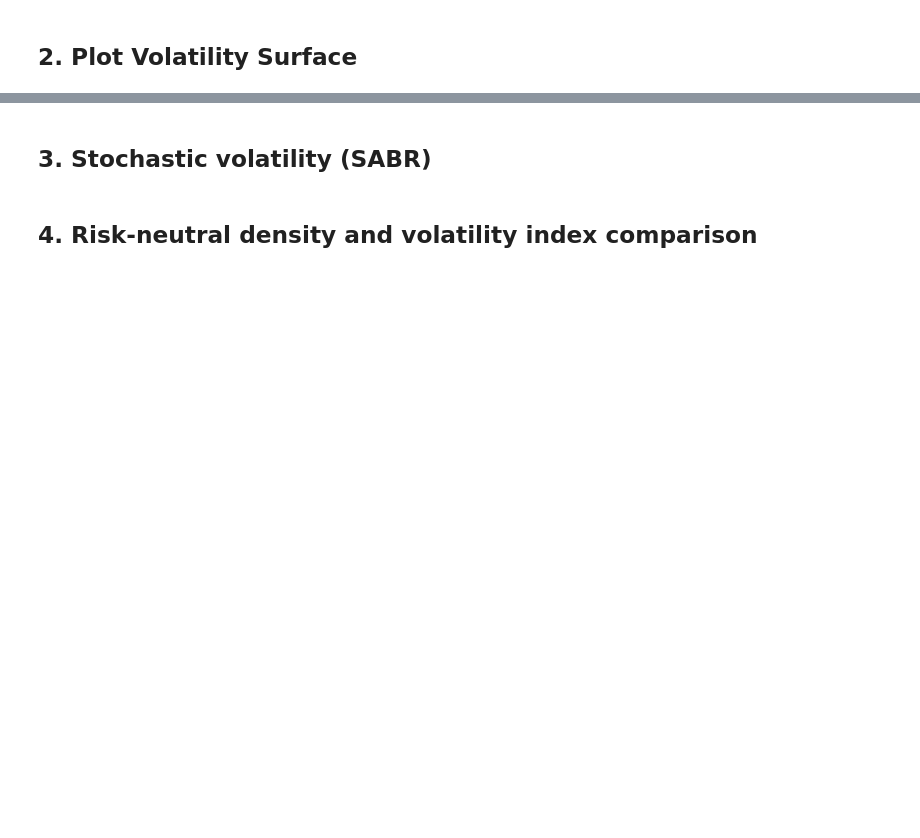
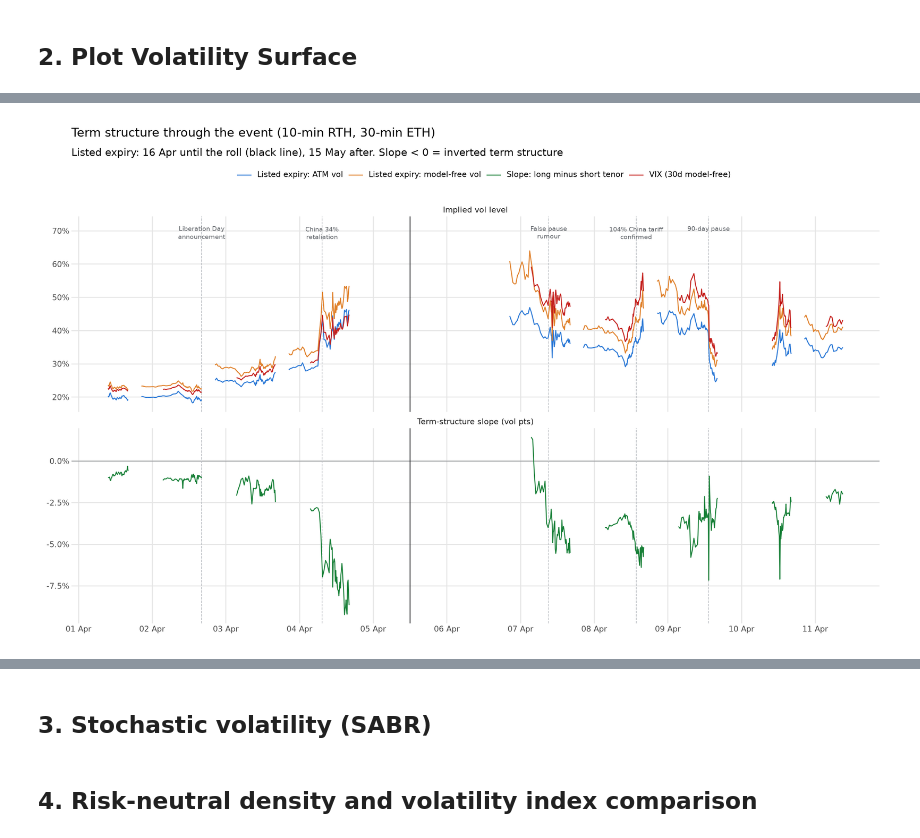
Before and after one commit to cyee02/MQF, a Jupyter notebook: QF620/Final Assignment/analysis.ipynb, the cells around one changed output, grey strips where cells are left out. Cells and saved outputs as stored; diff of their text form; code cells hidden in the pictures; blank space fills up the shorter version.

```diff
--- a/QF620/Final Assignment/analysis.ipynb
+++ b/QF620/Final Assignment/analysis.ipynb
@@ -445,0 +1119,54 @@ Name: value, dtype: object
+# %%
+KEY_EVENTS = pd.DataFrame({
+    "TIME": pd.to_datetime(["2025-04-02 16:07", "2025-04-04 07:21", "2025-04-07 09:13",
+                            "2025-04-08 13:41", "2025-04-09 13:18"]),
+    "LABEL": ["Liberation Day\nannouncement", "China 34%\nretaliation", "False pause\nrumour",
+              "104% China tariff\nconfirmed", "90-day pause"],
+})
+
+def line_groups(index, max_gap="61min"):
+    """Segment id that changes whenever consecutive snapshots are more than max_gap apart."""
+    return (pd.Series(index).diff() > pd.Timedelta(max_gap)).cumsum().to_numpy()
+
+levels = TS[["ATM_VOL", "MF_VOL", "VIX"]].rename(columns={
+    "ATM_VOL": "Listed expiry: ATM vol", "MF_VOL": "Listed expiry: model-free vol", "VIX": "VIX (30d model-free)",
+})
+levels["SEG"] = line_groups(levels.index)
+levels = levels.reset_index().melt(id_vars=["TIME", "SEG"], var_name="SERIES", value_name="VALUE").dropna()
+levels["FACET"] = "Implied vol level"
+slope = TS[["SLOPE"]].dropna().reset_index().rename(columns={"SLOPE": "VALUE"})
+slope["SEG"] = line_groups(slope["TIME"])
+slope["SERIES"] = "Slope: long minus short tenor"
+slope["FACET"] = "Term-structure slope (vol pts)"
+ts_long = pd.concat([levels, slope], ignore_index=True)
+ts_long["GROUP"] = ts_long["SERIES"] + ts_long["SEG"].astype(str)
+roll = pd.Timestamp("2025-04-05 12:00")
+event_labels = KEY_EVENTS.assign(FACET="Implied vol level", Y=levels["VALUE"].max() * 1.12)
+zero_line = pd.DataFrame({"FACET": ["Term-structure slope (vol pts)"], "Y": [0.0]})
+for df in (ts_long, event_labels, zero_line):
+    df["FACET"] = pd.Categorical(df["FACET"], categories=["Implied vol level", "Term-structure slope (vol pts)"])
+(
+    ggplot(ts_long, aes("TIME", "VALUE", color="SERIES", group="GROUP"))
+    + geom_hline(zero_line, aes(yintercept="Y"), color="#5f6368", size=0.3)
+    + geom_vline(KEY_EVENTS, aes(xintercept="TIME"), linetype="dashed", color="#bdc1c6", size=0.4)
+    + geom_vline(xintercept=roll, color="#202124", size=0.5)
+    + geom_line(size=0.6)
+    + facet_wrap("~FACET", ncol=1, scales="free_y")
+    + geom_text(event_labels, aes("TIME", "Y", label="LABEL"), inherit_aes=False, va="top", size=7,
+                color="#5f6368")
+    + scale_color_manual(values={
+        "Listed expiry: ATM vol": "#2a78d6", "Listed expiry: model-free vol": "#e0812b",
+        "VIX (30d model-free)": "#c5221f", "Slope: long minus short tenor": "#188038",
+    })
+    + scale_y_continuous(labels=percent_format())
+    + scale_x_datetime(date_breaks="1 day", date_labels="%d %b")
+    + labs(
+        title="Term structure through the event (10-min RTH, 30-min ETH)",
+        subtitle="Listed expiry: 16 Apr until the roll (black line), 15 May after. Slope < 0 = inverted term structure",
+        x="", y="", color="",
+    )
+    + theme_minimal()
+    + theme(figure_size=(13, 8), legend_position="top", panel_grid_minor=element_blank())
+)
+# %% [output]
+[figure, added]
```
Also changed, not shown: parts of 24 cells of this notebook.
